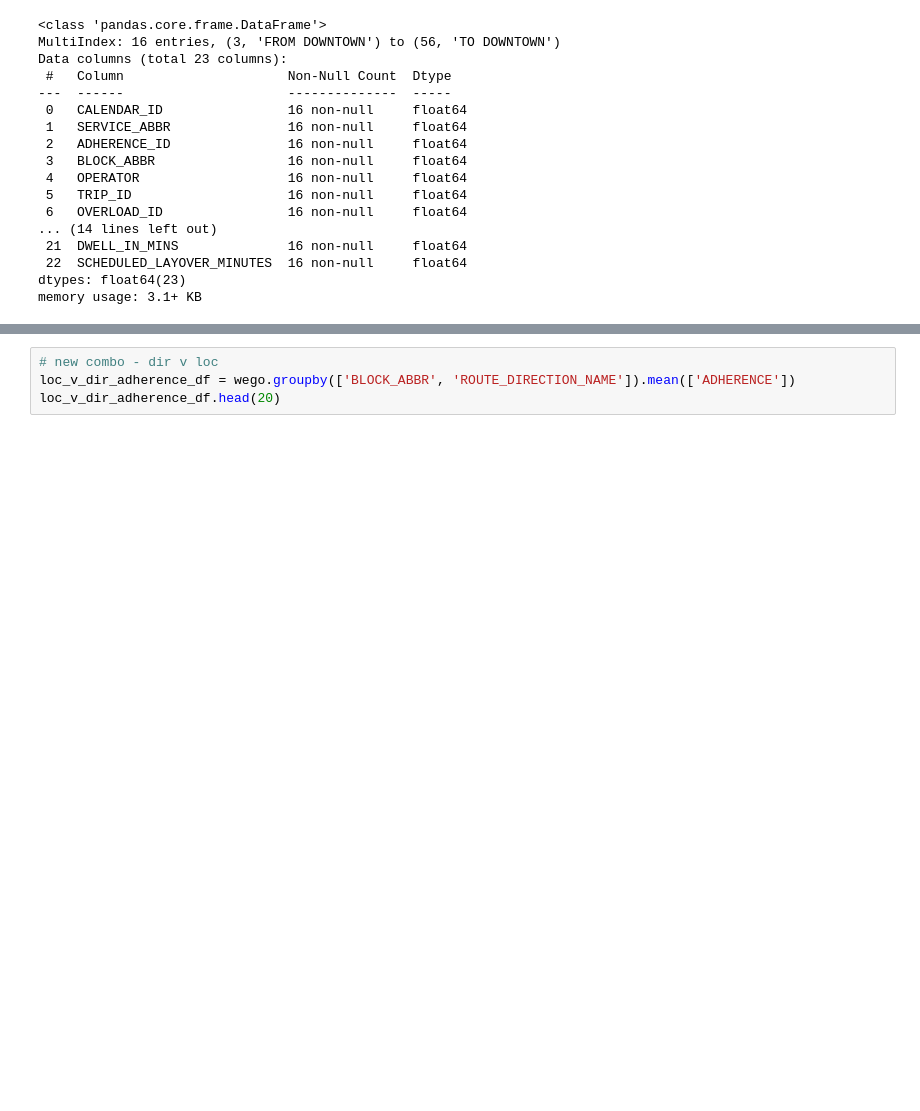
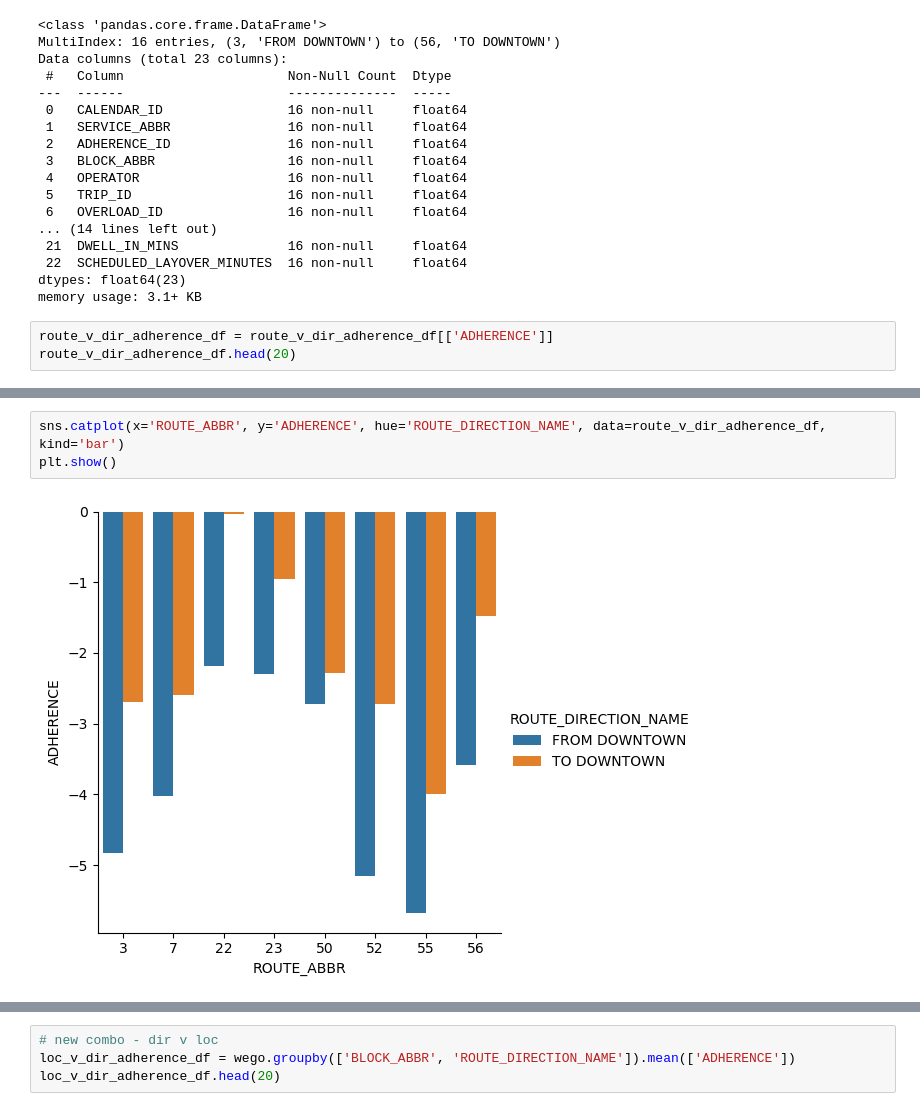
Before and after one commit to NSS-Data-Analytics-Cohort-12/wego-python-da12-python-spice-lattes, a Jupyter notebook: notebooks/Jtoppins_WeGO.ipynb, the cells around one changed output, grey strips where cells are left out. Cells and saved outputs as stored; diff of their text form; blank space fills up the shorter version.

```diff
--- a/notebooks/Jtoppins_WeGO.ipynb
+++ b/notebooks/Jtoppins_WeGO.ipynb
@@ -248,3 +212,6 @@ Data columns (total 23 columns):
  22  SCHEDULED_LAYOVER_MINUTES  16 non-null     float64
 dtypes: float64(23)
 memory usage: 3.1+ KB
+# %%
+route_v_dir_adherence_df = route_v_dir_adherence_df[['ADHERENCE']]
+route_v_dir_adherence_df.head(20)
@@ -251 +237,6 @@ memory usage: 3.1+ KB
+# %%
+sns.catplot(x='ROUTE_ABBR', y='ADHERENCE', hue='ROUTE_DIRECTION_NAME', data=route_v_dir_adherence_df, kind='bar')
+plt.show()
+# %% [output]
+[figure, added]
 # %%
```
Also changed, not shown: parts of 10 cells of this notebook.
